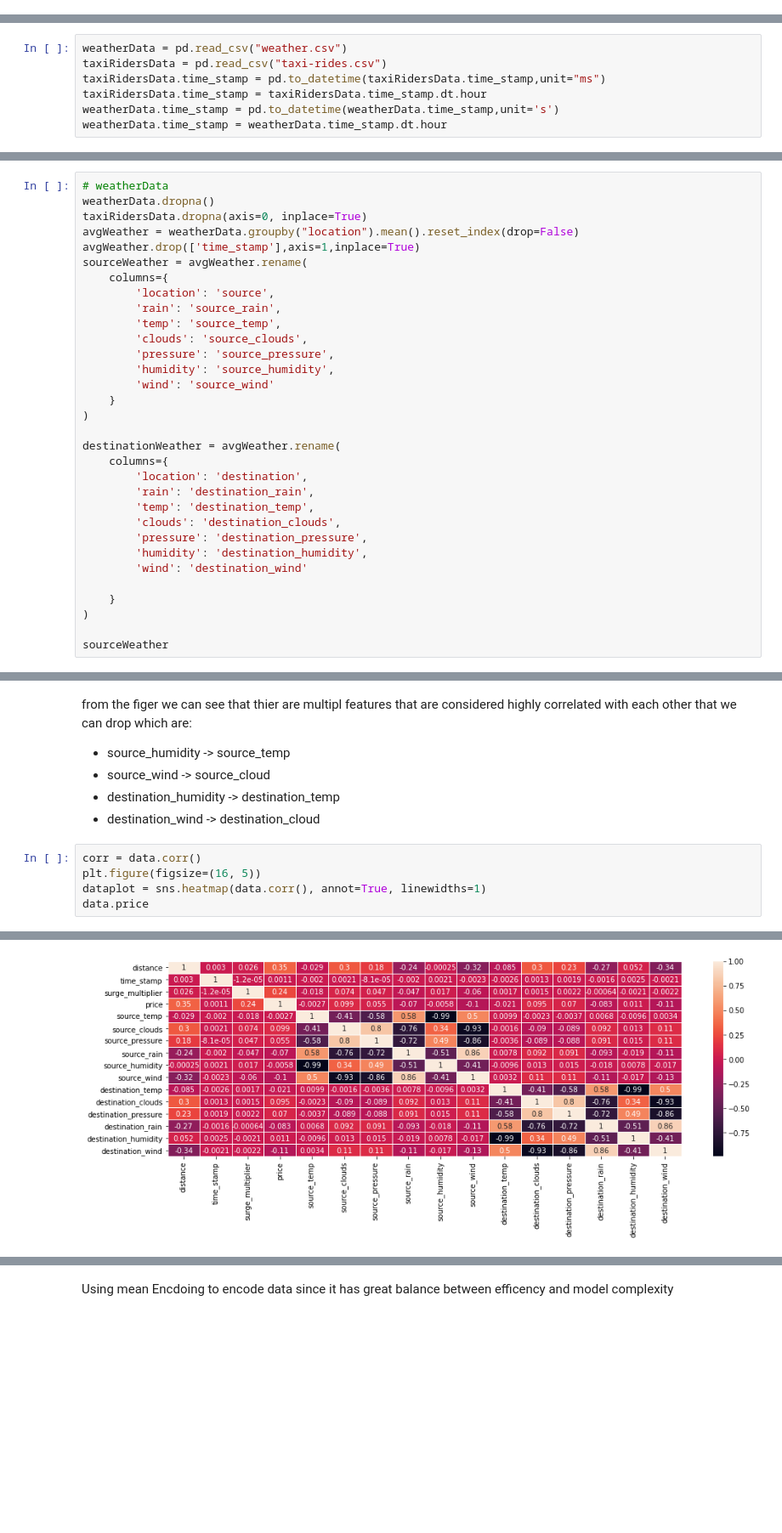
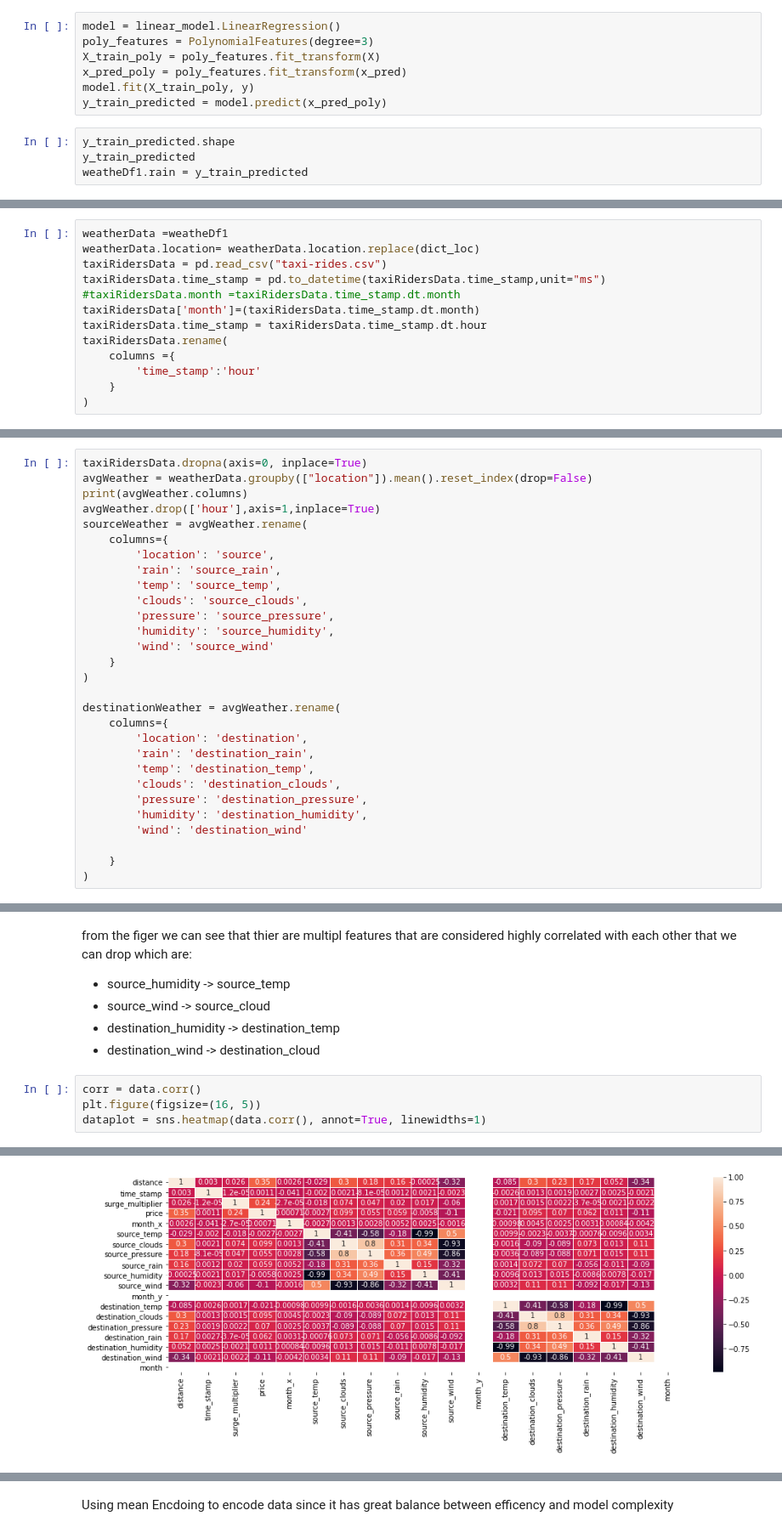
Before and after one commit to aymanred121/taxi-price-prediction, a Jupyter notebook: taxi/main.ipynb, the cells around one changed output, grey strips where cells are left out. Shown at 85% size. Drawn from its saved outputs; the diff is of its cells as text; blank space fills up the shorter version.

```diff
--- a/taxi/main.ipynb
+++ b/taxi/main.ipynb
@@ -16,0 +50,11 @@ from sklearn.model_selection import cross_val_score
+# %%
+model = linear_model.LinearRegression()
+poly_features = PolynomialFeatures(degree=3)
+X_train_poly = poly_features.fit_transform(X)
+x_pred_poly = poly_features.fit_transform(x_pred)
+model.fit(X_train_poly, y)
+y_train_predicted = model.predict(x_pred_poly)
+# %%
+y_train_predicted.shape
+y_train_predicted
+weatheDf1.rain = y_train_predicted
@@ -30,7 +94,13 @@ def one_hot(df, cols):
 # %%
-weatherData = pd.read_csv("weather.csv")
+weatherData =weatheDf1
+weatherData.location= weatherData.location.replace(dict_loc)
 taxiRidersData = pd.read_csv("taxi-rides.csv")
 taxiRidersData.time_stamp = pd.to_datetime(taxiRidersData.time_stamp,unit="ms")
+#taxiRidersData.month =taxiRidersData.time_stamp.dt.month
+taxiRidersData['month']=(taxiRidersData.time_stamp.dt.month)
 taxiRidersData.time_stamp = taxiRidersData.time_stamp.dt.hour
-weatherData.time_stamp = pd.to_datetime(weatherData.time_stamp,unit='s')
-weatherData.time_stamp = weatherData.time_stamp.dt.hour
+taxiRidersData.rename(
+    columns ={
+        'time_stamp':'hour'
+    }
+)
@@ -40,9 +121,8 @@ groub weatherData by location since it's the common column between two CSVs
 # %%
-# weatherData
-weatherData.dropna()
 taxiRidersData.dropna(axis=0, inplace=True)
-avgWeather = weatherData.groupby("location").mean().reset_index(drop=False)
-avgWeather.drop(['time_stamp'],axis=1,inplace=True)
+avgWeather = weatherData.groupby(["location"]).mean().reset_index(drop=False)
+print(avgWeather.columns)
+avgWeather.drop(['hour'],axis=1,inplace=True)
 sourceWeather = avgWeather.rename(
     columns={
         'location': 'source',
@@ -67,6 +147,4 @@ destinationWeather = avgWeather.rename(
 
     }
 )
-
-sourceWeather
 # %% [output]
@@ -121,5 +187,4 @@ from the figer we can see that thier are multipl features that are considered hi
 corr = data.corr()
 plt.figure(figsize=(16, 5))
 dataplot = sns.heatmap(data.corr(), annot=True, linewidths=1)
-data.price
 # %% [output]
@@ -138,4 +191,4 @@ Name: price, Length: 510321, dtype: float64
-[figure, old version]
+[figure, new version]
 # %%
 dataX = data.drop(['price'],axis=1)
 cor_matrix = dataX.corr().abs()
```
Also changed, not shown: parts of 37 cells of this notebook, 6 other files.
